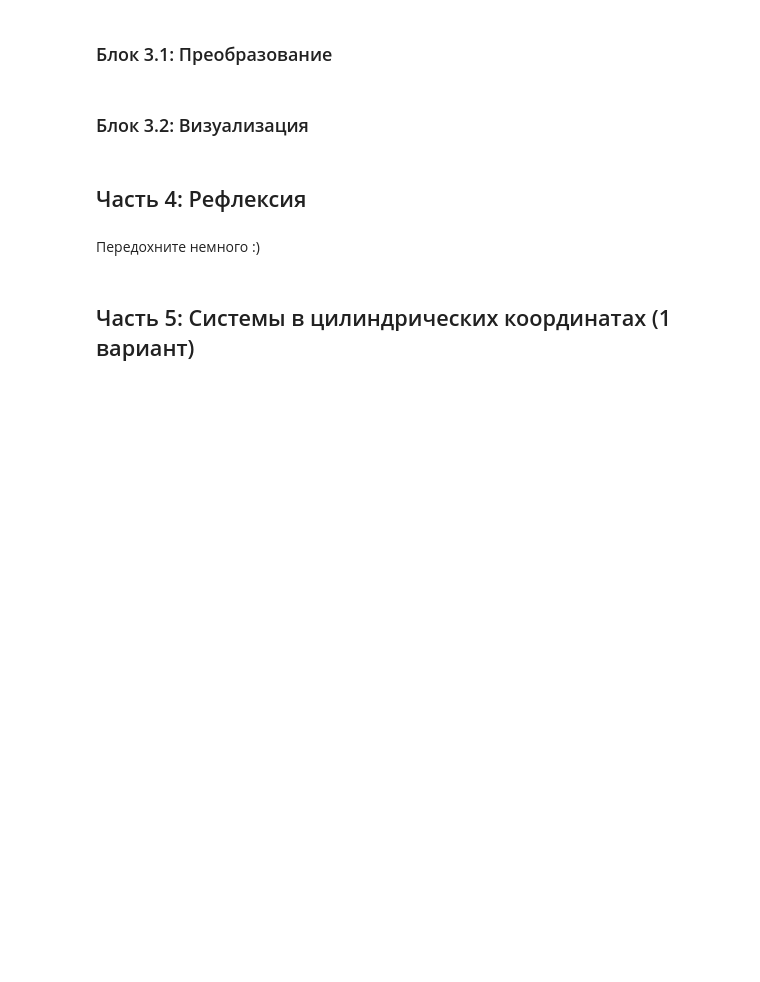
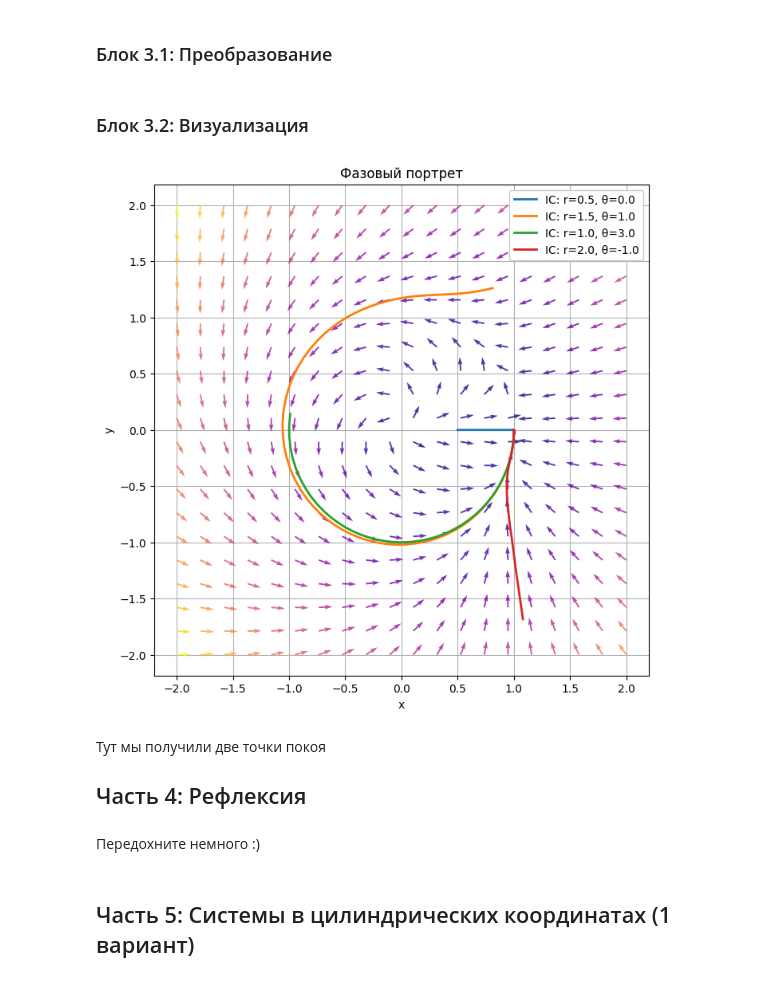
Before and after one commit to n-sukhov/Differential_equations_RGR2, a Jupyter notebook: РГР_2_Сухов_Магомедов_Шишкина.ipynb, the cells around one changed output. Drawn from its saved outputs; the diff is of its cells as text; code cells hidden in the pictures; blank space fills up the shorter version.

```diff
--- a/РГР_2_Сухов_Магомедов_Шишкина.ipynb
+++ b/РГР_2_Сухов_Магомедов_Шишкина.ipynb
@@ -238,9 +247,8 @@ plt.show()
 # %%
 def polar_system(t, state):
     r, theta = state
-    # TODO: Реализуйте уравнения (используйте np.array)
-    drdt = ...
-    dthetadt = ...
+    drdt = r - r * r
+    dthetadt = 1 - np.cos(theta)
     return np.array([drdt, dthetadt])
 # %% [markdown]
 ### Блок 3.2: Визуализация
@@ -249,4 +255,55 @@ def polar_system(t, state):
+# %%
+time_interval_3 = (0, 500)
+initial_conditions3 = [[0.5, 0.0], [1.5, 1.0], [1.0, 3.0], [2.0, -1.0]]
+
+solutions3 = []
+plt.figure(figsize=(8, 8))
+
+x_vals3 = np.linspace(-3, 3, 20)
+y_vals3 = np.linspace(-3, 3, 20)
+X3, Y3 = np.meshgrid(x_vals, y_vals)
+dX3 = np.zeros_like(X3)
+dY3 = np.zeros_like(Y3)
+
+for i in range(X3.shape[0]):
+    for j in range(X3.shape[1]):
+        x = X3[i, j]
+        y = Y3[i, j]
+        r = np.sqrt(x**2 + y**2)
+        theta = np.arctan2(y, x)
+        dr, dtheta = polar_system(0, [r, theta])
+        dx = dr * np.cos(theta) - r * dtheta * np.sin(theta)
+        dy = dr * np.sin(theta) + r * dtheta * np.cos(theta)
+        dX3[i, j] = dx
+        dY3[i, j] = dy
+
+norm3 = np.sqrt(dX3**2 + dY3**2)
+dX3_scaled = dX3 / norm3
+dY3_scaled = dY3 / norm3
+
+plt.quiver(X3, Y3, dX3_scaled, dY3_scaled, norm3, cmap="plasma", alpha=0.8)
+
+for ic in initial_conditions3:
+    sol = solve_ivp(polar_system, time_interval_3, ic, t_eval=np.linspace(time_interval_3[0], time_interval_3[1], 10000))
+    r, theta = sol.y
+    x = r * np.cos(theta)
+    y = r * np.sin(theta)
+    solutions3.append((x, y))
+    plt.plot(x, y, lw=2, label=f"IC: r={ic[0]}, θ={ic[1]}")
+
+plt.xlabel('x')
+plt.ylabel('y')
+plt.title('Фазовый портрет')
+plt.grid(True)
+plt.gca().set_axisbelow(True)
+plt.legend(framealpha=1.0)
+plt.axis('equal')
+plt.show()
+# %% [output]
+[figure, added]
 # %% [markdown]
+Тут мы получили две точки покоя
+
 ## Часть 4: Рефлексия
 # %% [markdown]
 Передохните немного :)
```
Also changed, not shown: parts of 5 cells of this notebook.
